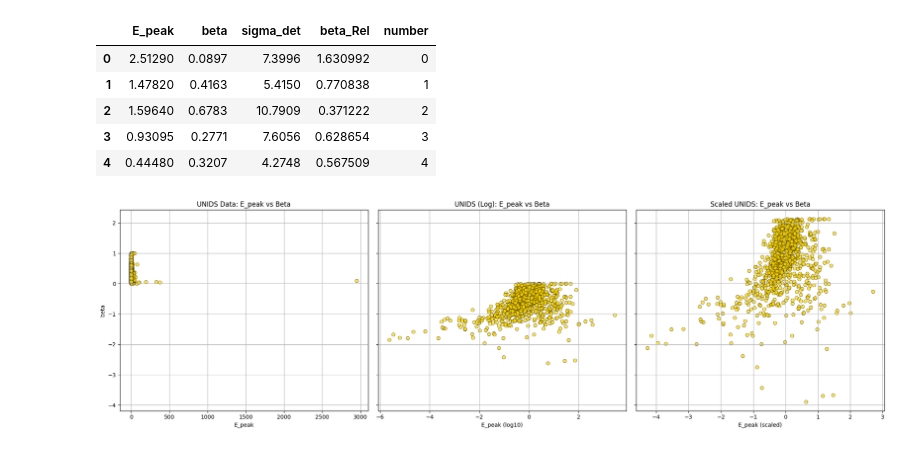
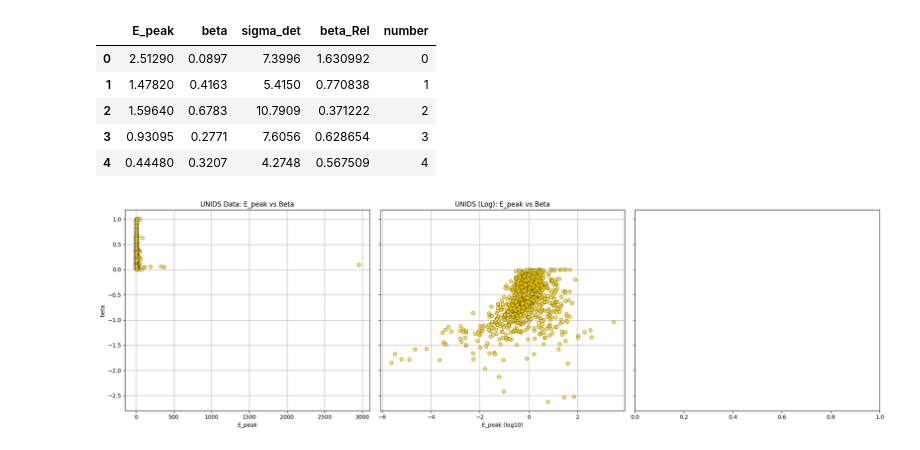
Before and after one commit to martacanirome4/DarkMatter_ML_TFG, a Jupyter notebook: notebooks/4_modelos_repeticiones/4_OCSVM_3F_sigma_repeat_astro_pred_unids.ipynb, the cells around one changed output. Drawn from its saved outputs; the diff is of its cells as text; code cells hidden in the pictures.

```diff
--- a/notebooks/4_modelos_repeticiones/4_OCSVM_3F_sigma_repeat_astro_pred_unids.ipynb
+++ b/notebooks/4_modelos_repeticiones/4_OCSVM_3F_sigma_repeat_astro_pred_unids.ipynb
@@ -350,46 +180,31 @@ sns.scatterplot(
     color="gold",
     edgecolor='k',
     alpha=0.7,
     s=40,
     ax=axes[0]
 )
 axes[0].set_title("UNIDS Data: E_peak vs Beta")
 axes[0].set_xlabel("E_peak")
 axes[0].set_ylabel("beta")
 axes[0].grid(True)
 
 # --- Plot 2: Log-transformed UNIDS ---
 sns.scatterplot(
     data=df_unids_log,
     x="E_peak",
     y="beta",
     color="gold",
     edgecolor='k',
     alpha=0.7,
     s=40,
     ax=axes[1]
 )
 axes[1].set_title("UNIDS (Log): E_peak vs Beta")
 axes[1].set_xlabel("E_peak (log10)")
 axes[1].set_ylabel("")  # hide repeated ylabel
 axes[1].grid(True)
 
-# --- Plot 3: Scaled UNIDS ---
-sns.scatterplot(
-    x=X_unids_scaled[:, 0],
-    y=X_unids_scaled[:, 1],
-    color="gold",
-    edgecolor='k',
-    alpha=0.7,
-    s=40,
-    ax=axes[2]
-)
-axes[2].set_title("Scaled UNIDS: E_peak vs Beta")
-axes[2].set_xlabel("E_peak (scaled)")
-axes[2].set_ylabel("")  # hide repeated ylabel
-axes[2].grid(True)
-
 plt.tight_layout()
 plt.show()
 # %% [output]
-[figure, old version]
+[figure, new version]
```
Also changed, not shown: parts of 29 cells of this notebook.
